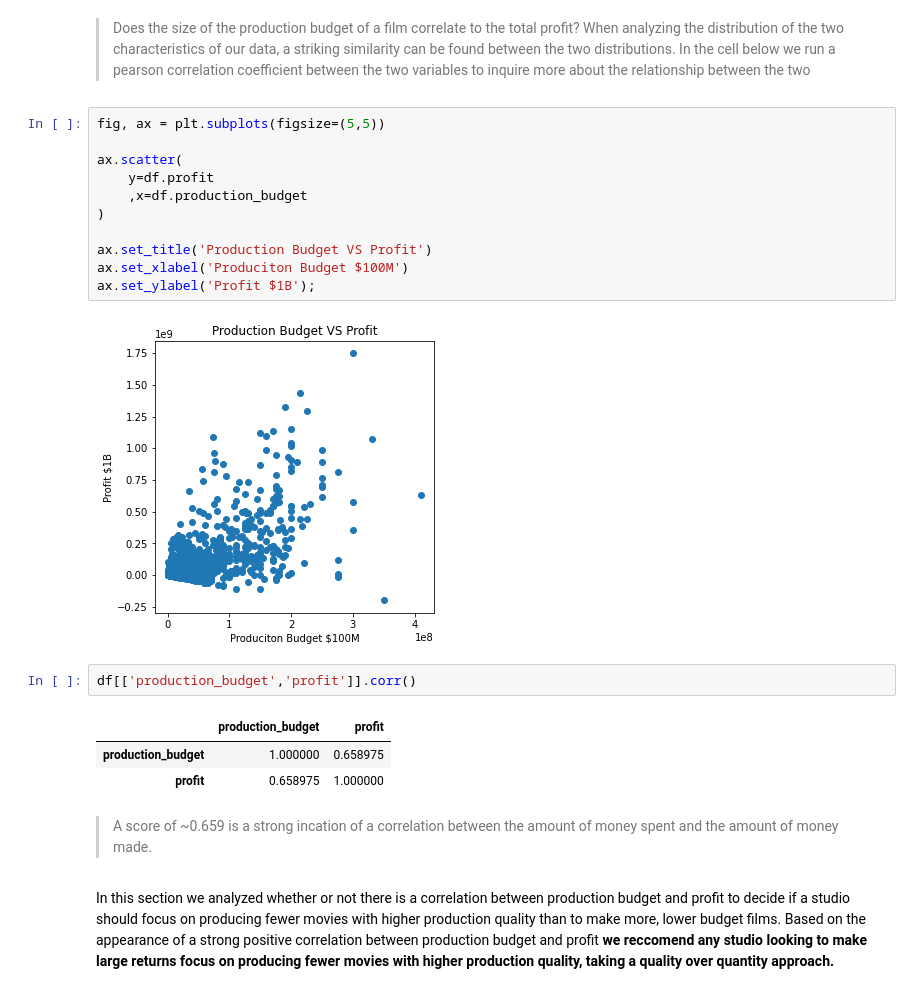
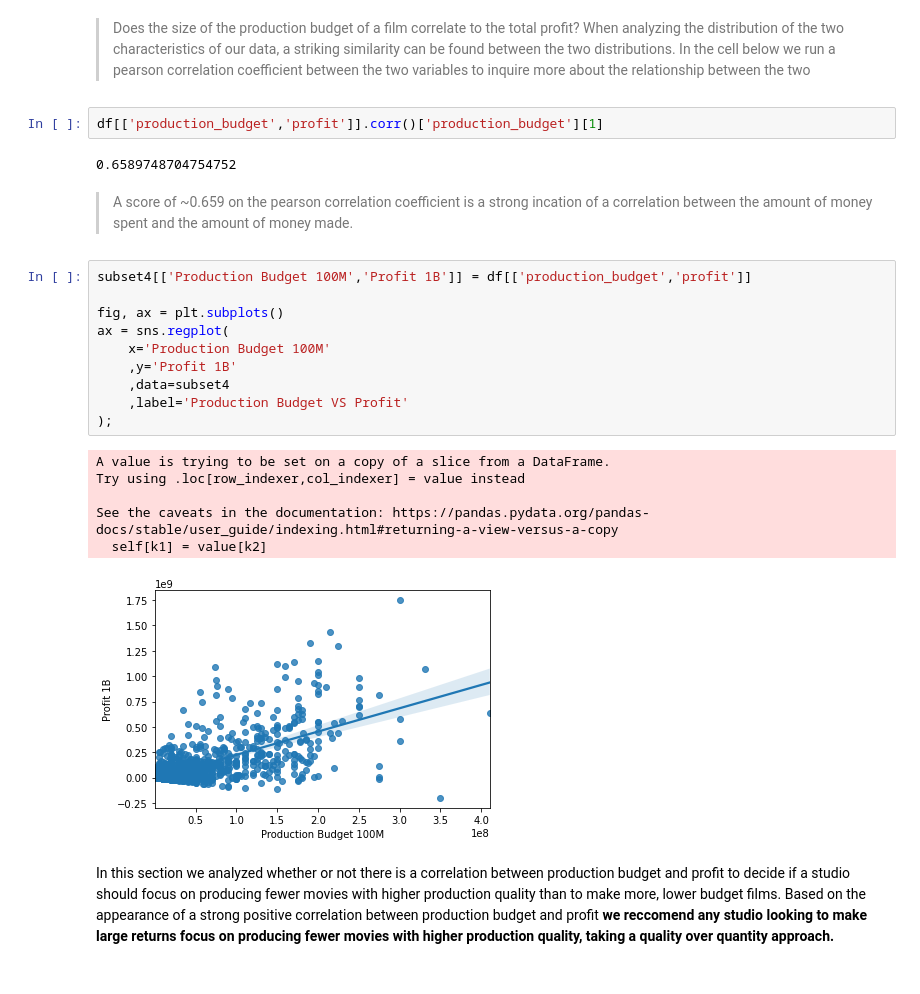
Before and after one commit to learn-co-curriculum/dsc-phase-1-project, a Jupyter notebook: project.ipynb, the cells around one changed output. Saved outputs shown, nothing was run; the diff lists cells and outputs as text.

Commit message:
Added a new visualization

```diff
--- a/project.ipynb
+++ b/project.ipynb
@@ -602,27 +602,29 @@ ax.legend(['Profit','Production Budget']);
 [figure]
 # %% [markdown]
 >Does the size of the production budget of a film correlate to the total profit? When analyzing the distribution of the two characteristics of our data, a striking similarity can be found between the two distributions. In the cell below we run a pearson correlation coefficient between the two variables to inquire more about the relationship between the two
-# %%
-fig, ax = plt.subplots(figsize=(5,5))
-
-ax.scatter(
-    y=df.profit
-    ,x=df.production_budget
-)
-
-ax.set_title('Production Budget VS Profit')
-ax.set_xlabel('Produciton Budget $100M')
-ax.set_ylabel('Profit $1B');
-# %% [output]
-[figure, removed]
 # %%
-df[['production_budget','profit']].corr()
+df[['production_budget','profit']].corr()['production_budget'][1]
 # %% [output]
-|  | production_budget | profit |
-| production_budget | 1.000000 | 0.658975 |
-| profit | 0.658975 | 1.000000 |
+0.6589748704754752
 # %% [markdown]
->A score of ~0.659 is a strong incation of a correlation between the amount of money spent and the amount of money made.
+>A score of ~0.659 on the pearson correlation coefficient is a strong incation of a correlation between the amount of money spent and the amount of money made.
+# %%
+subset4[['Production Budget 100M','Profit 1B']] = df[['production_budget','profit']]
+
+fig, ax = plt.subplots()
+ax = sns.regplot(
+    x='Production Budget 100M'
+    ,y='Profit 1B'
+    ,data=subset4
+    ,label='Production Budget VS Profit'
+);
+# %% [output]
+A value is trying to be set on a copy of a slice from a DataFrame.
+Try using .loc[row_indexer,col_indexer] = value instead
+
+See the caveats in the documentation: https://pandas.pydata.org/pandas-docs/stable/user_guide/indexing.html#returning-a-view-versus-a-copy
+  self[k1] = value[k2]
+[figure, added]
 # %% [markdown]
 In this section we analyzed whether or not there is a correlation between production budget and profit to decide if a studio should focus on producing fewer movies with higher production quality than to make more, lower budget films. Based on the appearance of a strong positive correlation between production budget and profit **we reccomend any studio looking to make large returns focus on producing fewer movies with higher production quality, taking a quality over quantity approach.**
 # %% [markdown]
```
